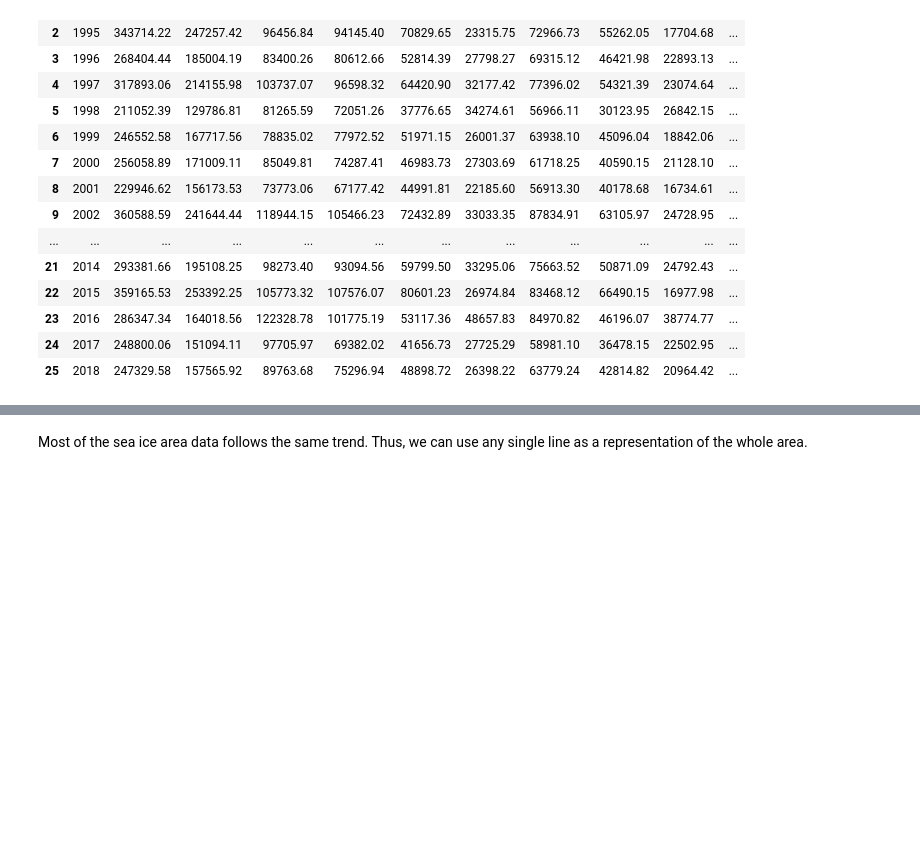
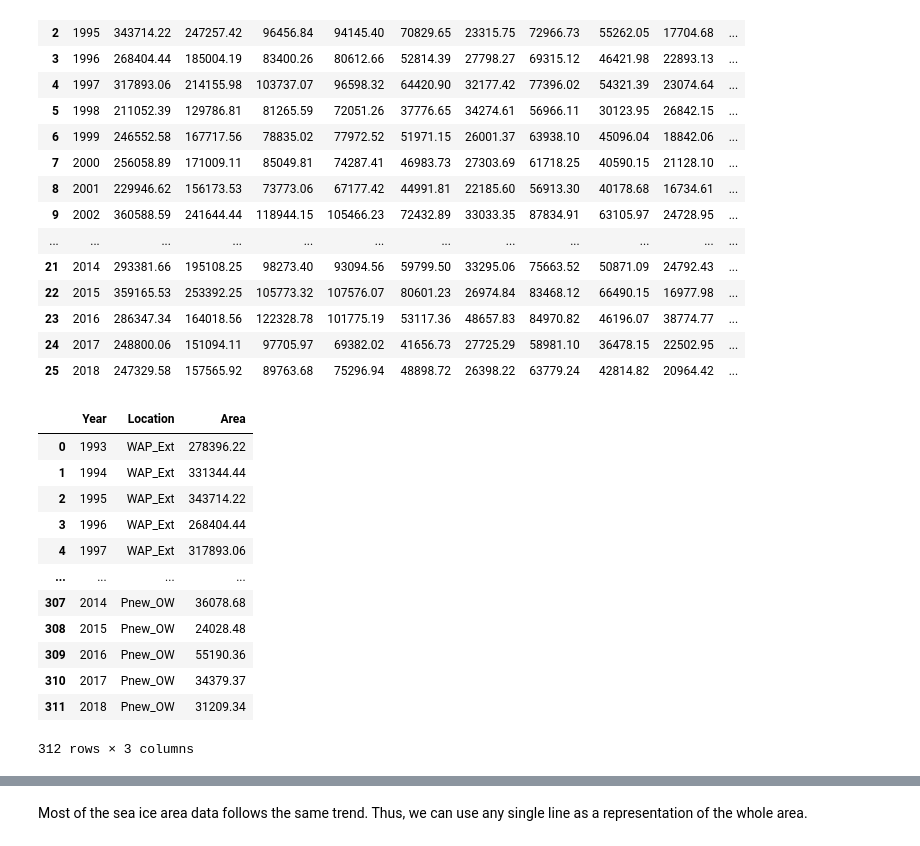
Before and after one commit to cynthiadwq/IDS-final-project, a Jupyter notebook: EDA/diet-EDA.ipynb, the cells around one changed output, grey strips where cells are left out. Cells and saved outputs as stored; diff of their text form; code cells hidden in the pictures; blank space fills up the shorter version.

```diff
--- a/EDA/diet-EDA.ipynb
+++ b/EDA/diet-EDA.ipynb
@@ -55,6 +55,24 @@ ice
 | 23 | 2016 | 286347.34 | 164018.56 | 122328.78 | 101775.19 | 53117.36 | 48657.83 | 84970.82 | 46196.07 | 38774.77 | ... |
 | 24 | 2017 | 248800.06 | 151094.11 | 97705.97 | 69382.02 | 41656.73 | 27725.29 | 58981.10 | 36478.15 | 22502.95 | ... |
 | 25 | 2018 | 247329.58 | 157565.92 | 89763.68 | 75296.94 | 48898.72 | 26398.22 | 63779.24 | 42814.82 | 20964.42 | ... |
+# %%
+ice.melt(id_vars=["Year"],
+        var_name="Location",
+        value_name="Area")
+# %% [output]
+|  | Year | Location | Area |
+| 0 | 1993 | WAP_Ext | 278396.22 |
+| 1 | 1994 | WAP_Ext | 331344.44 |
+| 2 | 1995 | WAP_Ext | 343714.22 |
+| 3 | 1996 | WAP_Ext | 268404.44 |
+| 4 | 1997 | WAP_Ext | 317893.06 |
+| ... | ... | ... | ... |
+| 307 | 2014 | Pnew_OW | 36078.68 |
+| 308 | 2015 | Pnew_OW | 24028.48 |
+| 309 | 2016 | Pnew_OW | 55190.36 |
+| 310 | 2017 | Pnew_OW | 34379.37 |
+| 311 | 2018 | Pnew_OW | 31209.34 |
+312 rows × 3 columns
 # %%
 import matplotlib.pyplot as plt
 import seaborn as sns
```
Also changed, not shown: parts of 2 cells of this notebook, 1 other file.
